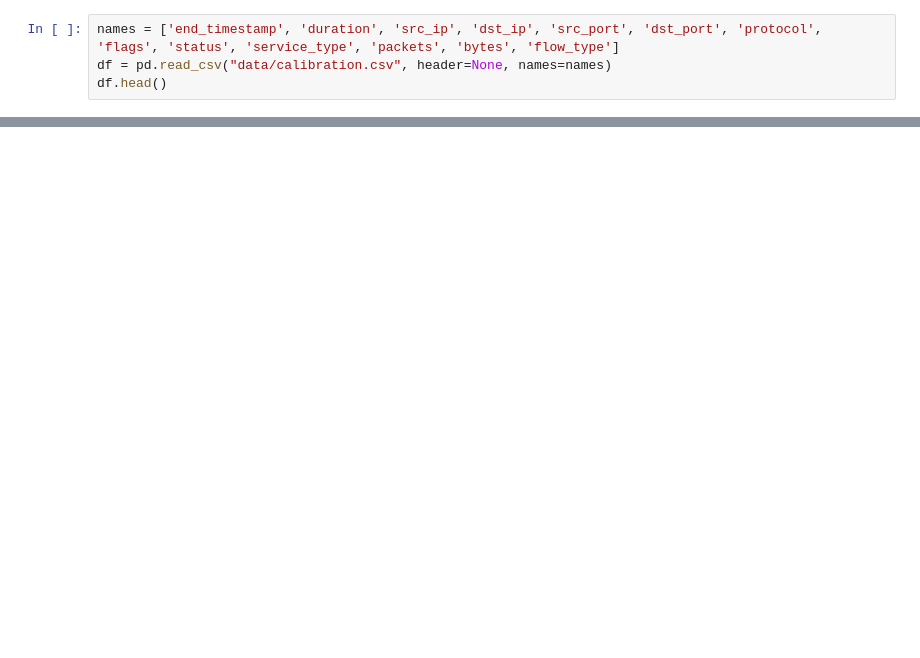
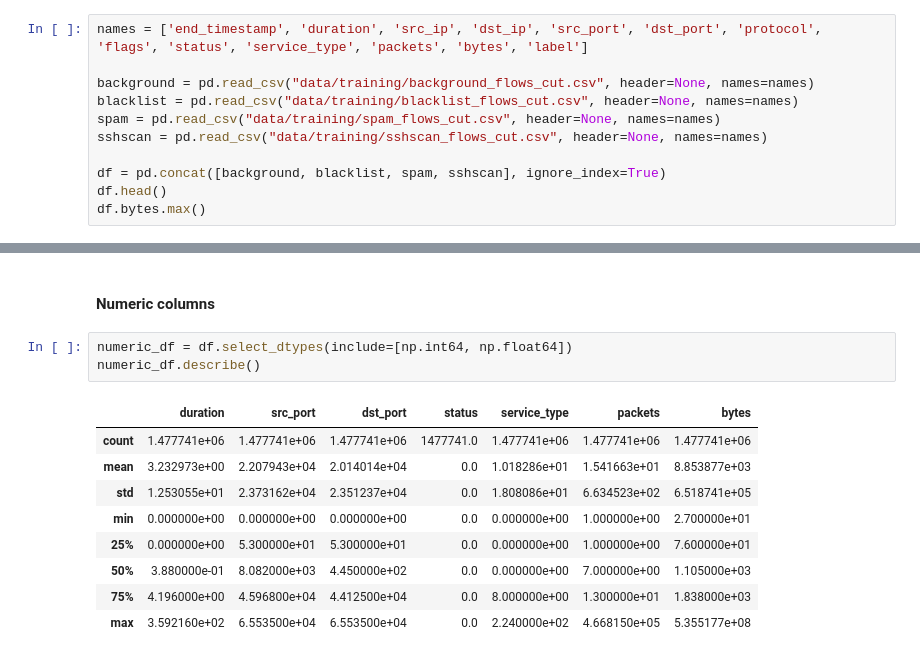
Before and after one commit to Leiyks/MLSECU, a Jupyter notebook: mlsecu.ipynb, the cells around one changed output, grey strips where cells are left out. Cells and saved outputs as stored; diff of their text form; blank space fills up the shorter version.

Commit message:
Dev(Data|Script) Enhance training dataset and data folder + start script analysis

```diff
--- a/mlsecu.ipynb
+++ b/mlsecu.ipynb
@@ -5,5 +7,12 @@ import matplotlib.pyplot as plt
 # %%
-names = ['end_timestamp', 'duration', 'src_ip', 'dst_ip', 'src_port', 'dst_port', 'protocol', 'flags', 'status', 'service_type', 'packets', 'bytes', 'flow_type']
-df = pd.read_csv("data/calibration.csv", header=None, names=names)
+names = ['end_timestamp', 'duration', 'src_ip', 'dst_ip', 'src_port', 'dst_port', 'protocol', 'flags', 'status', 'service_type', 'packets', 'bytes', 'label']
+
+background = pd.read_csv("data/training/background_flows_cut.csv", header=None, names=names)
+blacklist = pd.read_csv("data/training/blacklist_flows_cut.csv", header=None, names=names)
+spam = pd.read_csv("data/training/spam_flows_cut.csv", header=None, names=names)
+sshscan = pd.read_csv("data/training/sshscan_flows_cut.csv", header=None, names=names)
+
+df = pd.concat([background, blacklist, spam, sshscan], ignore_index=True)
 df.head()
+df.bytes.max()
 # %% [output]
@@ -15,0 +68,15 @@ df.head()
+# %% [markdown]
+#### Numeric columns
+# %%
+numeric_df = df.select_dtypes(include=[np.int64, np.float64])
+numeric_df.describe()
+# %% [output]
+|  | duration | src_port | dst_port | status | service_type | packets | bytes |
+| count | 1.477741e+06 | 1.477741e+06 | 1.477741e+06 | 1477741.0 | 1.477741e+06 | 1.477741e+06 | 1.477741e+06 |
+| mean | 3.232973e+00 | 2.207943e+04 | 2.014014e+04 | 0.0 | 1.018286e+01 | 1.541663e+01 | 8.853877e+03 |
+| std | 1.253055e+01 | 2.373162e+04 | 2.351237e+04 | 0.0 | 1.808086e+01 | 6.634523e+02 | 6.518741e+05 |
+| min | 0.000000e+00 | 0.000000e+00 | 0.000000e+00 | 0.0 | 0.000000e+00 | 1.000000e+00 | 2.700000e+01 |
+| 25% | 0.000000e+00 | 5.300000e+01 | 5.300000e+01 | 0.0 | 0.000000e+00 | 1.000000e+00 | 7.600000e+01 |
+| 50% | 3.880000e-01 | 8.082000e+03 | 4.450000e+02 | 0.0 | 0.000000e+00 | 7.000000e+00 | 1.105000e+03 |
+| 75% | 4.196000e+00 | 4.596800e+04 | 4.412500e+04 | 0.0 | 8.000000e+00 | 1.300000e+01 | 1.838000e+03 |
+| max | 3.592160e+02 | 6.553500e+04 | 6.553500e+04 | 0.0 | 2.240000e+02 | 4.668150e+05 | 5.355177e+08 |
```
Also changed, not shown: parts of 9 cells of this notebook, 7 other files.
